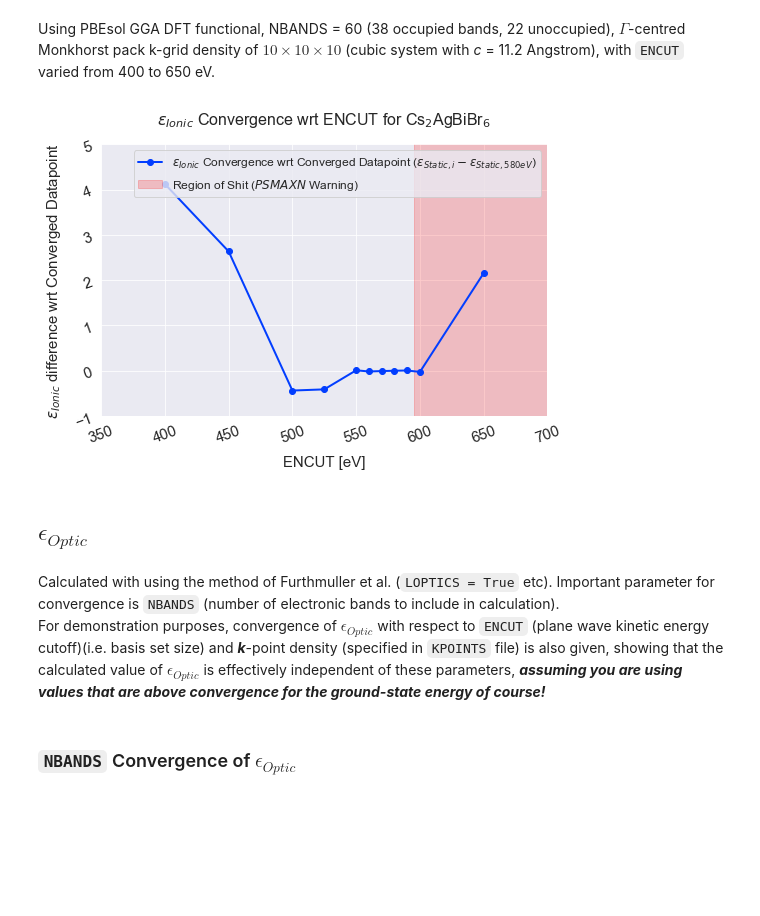
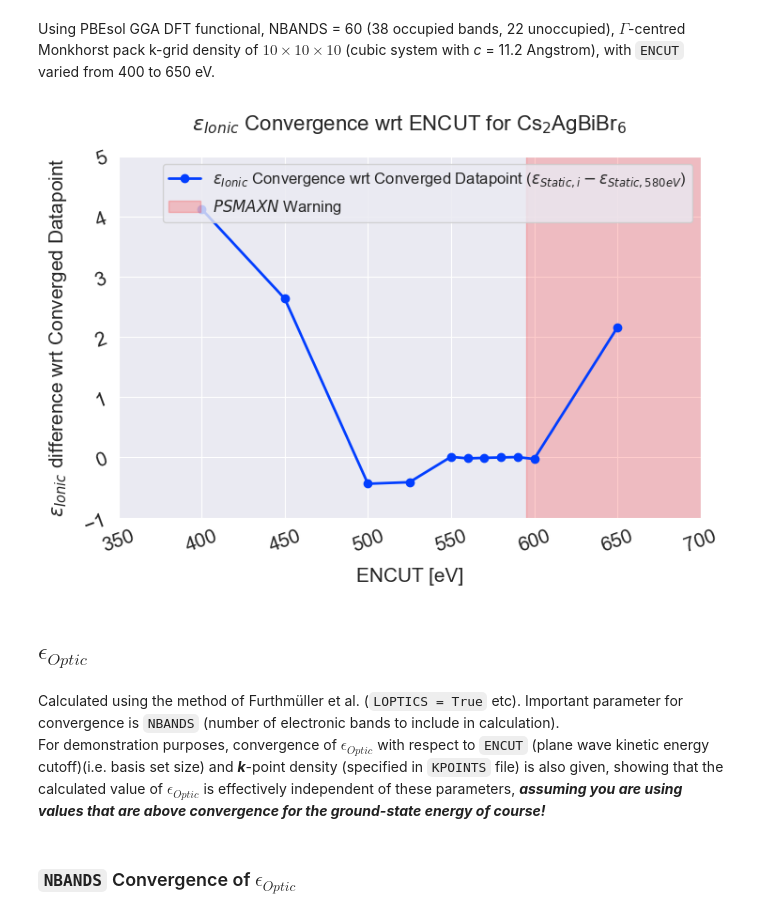
Before and after one commit to kavanase/vaspup2.0, a Jupyter notebook: Dielectric_Constants_Convergence.ipynb, the cells around one changed output. Cells and saved outputs as stored; diff of their text form; code cells hidden in the pictures; blank space fills up the shorter version.

```diff
--- a/Dielectric_Constants_Convergence.ipynb
+++ b/Dielectric_Constants_Convergence.ipynb
@@ -119,37 +121,37 @@ Using PBEsol GGA DFT functional, NBANDS = 60 (38 occupied bands, 22 unoccupied),
 # %%
 import numpy as np
 import matplotlib.pyplot as plt
 import seaborn as sns
 
 %matplotlib inline
 sns.set_palette(sns.color_palette('bright'))
 sns.set_style('darkgrid')
 enconv_eps = np.array([12.111,10.623,7.551,7.577,7.998,7.972,7.981,7.988,7.994,7.962,10.144])
 encut_range = np.array([400,450,500,525,550,560,570,580,590,600,650])
 
 f, ax = plt.subplots(1, 1, figsize=(8, 5))
 ax.plot(encut_range, (enconv_eps-enconv_eps[-4]),  # color='steelblue',
            marker="o", label=r"$\epsilon_{Ionic}$ Convergence wrt Converged Datapoint ($\epsilon_{Static,i}-\epsilon_{Static,580eV}$)", linewidth=2, linestyle='-')
 ax.grid(True)
 ax.set_xlabel("ENCUT [eV]", labelpad=10,fontsize=15)
 ax.set_ylabel(r"$\epsilon_{Ionic}$ difference wrt Converged Datapoint", labelpad=10,fontsize=15)
 ax.set_title(r"$\epsilon_{Ionic}$ Convergence wrt ENCUT for Cs$_2$AgBiBr$_6$",
              fontsize=16, pad=20)  # pad is offset of title from plot
 # Adjusting the in-plot margins (i.e. the gap between the final x value and the x limit of the graph)
 ax.margins(0.1)
 ax.ticklabel_format(useOffset=False)
 plt.setp(ax.get_yticklabels(), rotation=20, fontsize = 15); plt.setp(ax.get_xticklabels(), rotation=20, fontsize = 15)
-plt.fill_between(np.arange(595,1500.1,100),-3,6,color='red',alpha=0.2,label=r'Region of Shit ($PSMAXN$ Warning)')
+plt.fill_between(np.arange(595,1500.1,100),-3,6,color='red',alpha=0.2,label=r'$PSMAXN$ Warning')
 plt.legend(prop={'size': 12})
 plt.xlim(350,700); plt.ylim(-1,5);
 #print(f"Final datapoint: epsilon_(Ionic) = {enconv_eps[-1]:.3f}")
 #plt.savefig('eps_static_ENCUT_Convergence_Bi.png', dpi=800)
 # %% [output]
-[figure, old version]
+[figure, new version]
 # %% [markdown]
 ## $\epsilon_{Optic}$
 # %% [markdown]
-Calculated with using the method of Furthmuller et al. (`LOPTICS = True` etc). Important parameter for convergence is `NBANDS` (number of electronic bands to include in calculation).
+Calculated using the method of Furthmüller et al. (`LOPTICS = True` etc). Important parameter for convergence is `NBANDS` (number of electronic bands to include in calculation).
 For demonstration purposes, convergence of $\epsilon_{Optic}$ with respect to `ENCUT` (plane wave kinetic energy cutoff)(i.e. basis set size) and **_k_**-point density (specified in `KPOINTS` file) is also given, showing that the calculated value of $\epsilon_{Optic}$ is effectively independent of these parameters, **_assuming you are using values that are above convergence for the ground-state energy of course!_**
 # %% [markdown]
 ### `NBANDS` Convergence of $\epsilon_{Optic}$
```
Also changed, not shown: parts of 8 cells of this notebook, 1 other file.
